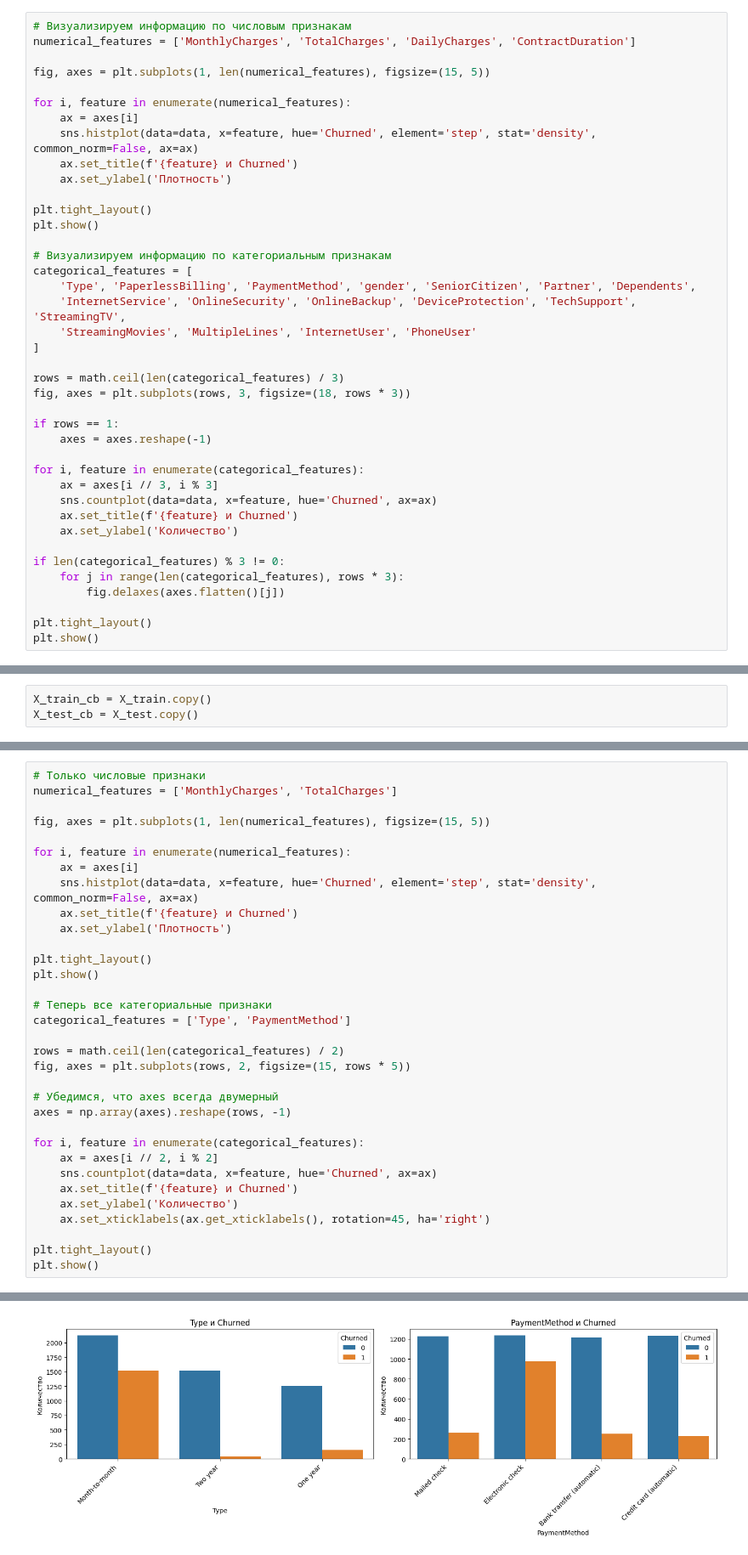
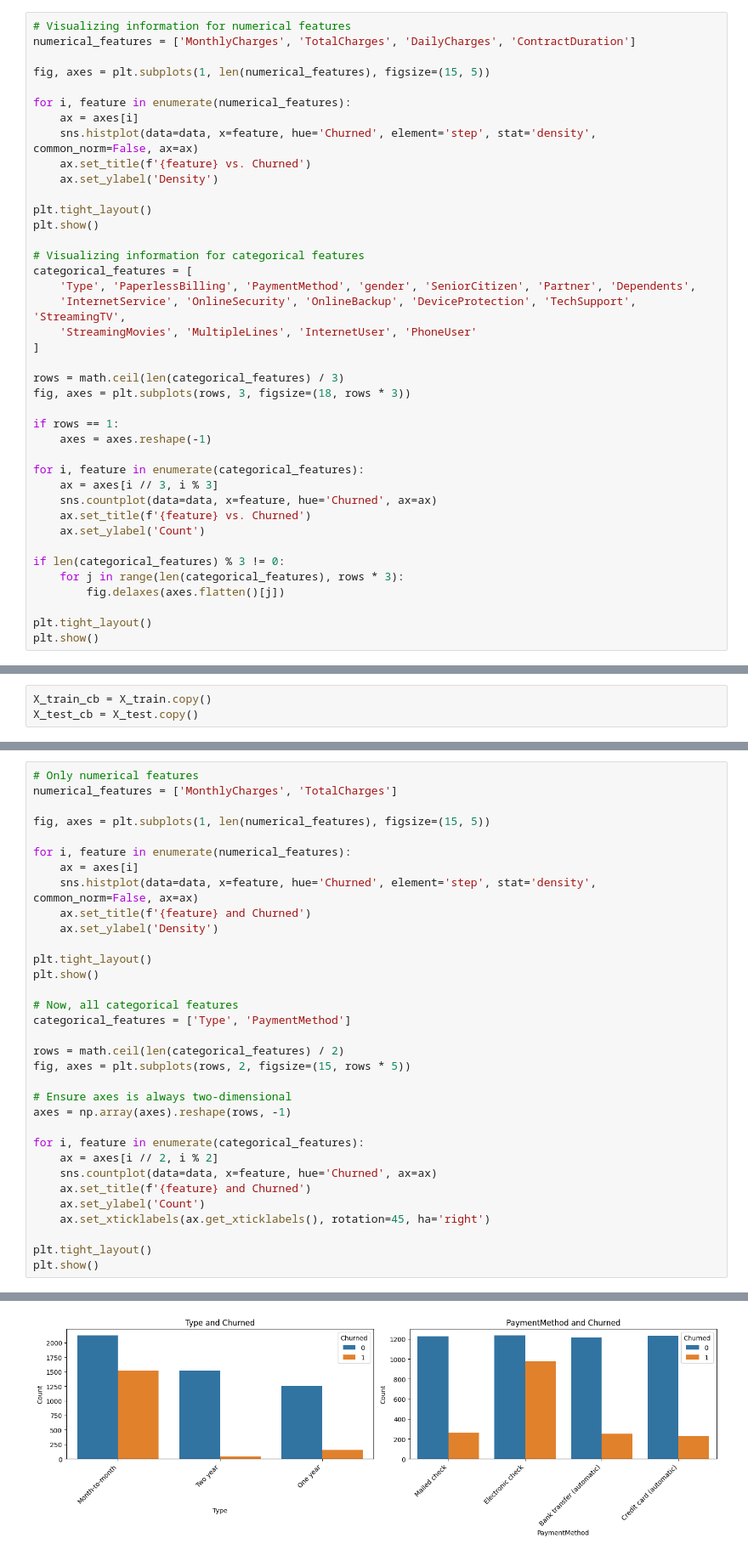
Before and after one commit to avostapenkokz/Portfolio, a Jupyter notebook: TelecomChurn/TelecomChurn.ipynb, the cells around one changed output, grey strips where cells are left out. Shown at 85% size. Cells and saved outputs as stored; diff of their text form.

```diff
--- a/TelecomChurn/TelecomChurn.ipynb
+++ b/TelecomChurn/TelecomChurn.ipynb
@@ -575,5 +577,5 @@ memory usage: 1.2 MB
 # %%
-# Визуализируем информацию по числовым признакам
+# Visualizing information for numerical features
 numerical_features = ['MonthlyCharges', 'TotalCharges', 'DailyCharges', 'ContractDuration']
 
 fig, axes = plt.subplots(1, len(numerical_features), figsize=(15, 5))
@@ -581,13 +583,13 @@ fig, axes = plt.subplots(1, len(numerical_features), figsize=(15, 5))
 for i, feature in enumerate(numerical_features):
     ax = axes[i]
     sns.histplot(data=data, x=feature, hue='Churned', element='step', stat='density', common_norm=False, ax=ax)
-    ax.set_title(f'{feature} и Churned')
-    ax.set_ylabel('Плотность')
+    ax.set_title(f'{feature} vs. Churned')
+    ax.set_ylabel('Density')
 
 plt.tight_layout()
 plt.show()
 
-# Визуализируем информацию по категориальным признакам
+# Visualizing information for categorical features
 categorical_features = [
     'Type', 'PaperlessBilling', 'PaymentMethod', 'gender', 'SeniorCitizen', 'Partner', 'Dependents',
     'InternetService', 'OnlineSecurity', 'OnlineBackup', 'DeviceProtection', 'TechSupport', 'StreamingTV',
@@ -603,8 +605,8 @@ if rows == 1:
 for i, feature in enumerate(categorical_features):
     ax = axes[i // 3, i % 3]
     sns.countplot(data=data, x=feature, hue='Churned', ax=ax)
-    ax.set_title(f'{feature} и Churned')
-    ax.set_ylabel('Количество')
+    ax.set_title(f'{feature} vs. Churned')
+    ax.set_ylabel('Count')
 
 if len(categorical_features) % 3 != 0:
     for j in range(len(categorical_features), rows * 3):
@@ -1050,5 +1054,5 @@ plt.show()
 # %%
-# Только числовые признаки
+# Only numerical features
 numerical_features = ['MonthlyCharges', 'TotalCharges']
 
 fig, axes = plt.subplots(1, len(numerical_features), figsize=(15, 5))
@@ -1056,26 +1060,26 @@ fig, axes = plt.subplots(1, len(numerical_features), figsize=(15, 5))
 for i, feature in enumerate(numerical_features):
     ax = axes[i]
     sns.histplot(data=data, x=feature, hue='Churned', element='step', stat='density', common_norm=False, ax=ax)
-    ax.set_title(f'{feature} и Churned')
-    ax.set_ylabel('Плотность')
+    ax.set_title(f'{feature} and Churned')
+    ax.set_ylabel('Density')
 
 plt.tight_layout()
 plt.show()
 
-# Теперь все категориальные признаки
+# Now, all categorical features
 categorical_features = ['Type', 'PaymentMethod']
 
 rows = math.ceil(len(categorical_features) / 2)
 fig, axes = plt.subplots(rows, 2, figsize=(15, rows * 5))
 
-# Убедимся, что axes всегда двумерный
+# Ensure axes is always two-dimensional
 axes = np.array(axes).reshape(rows, -1)
 
 for i, feature in enumerate(categorical_features):
     ax = axes[i // 2, i % 2]
     sns.countplot(data=data, x=feature, hue='Churned', ax=ax)
-    ax.set_title(f'{feature} и Churned')
-    ax.set_ylabel('Количество')
+    ax.set_title(f'{feature} and Churned')
+    ax.set_ylabel('Count')
     ax.set_xticklabels(ax.get_xticklabels(), rotation=45, ha='right')
 
 plt.tight_layout()
@@ -1085,2 +1089,2 @@ plt.show()
-[figure, old version]
+[figure, new version]
 # %% [markdown]
```
Also changed, not shown: parts of 109 cells of this notebook.
